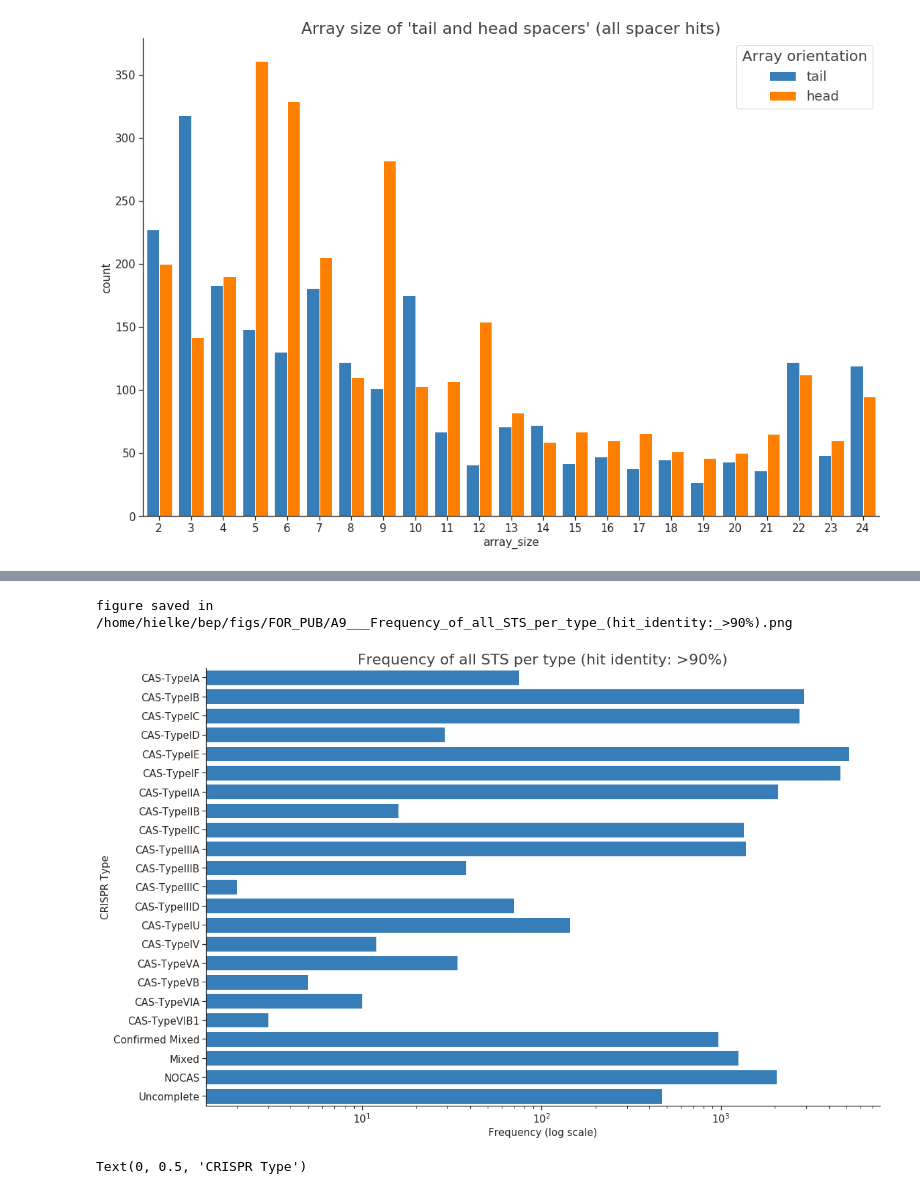
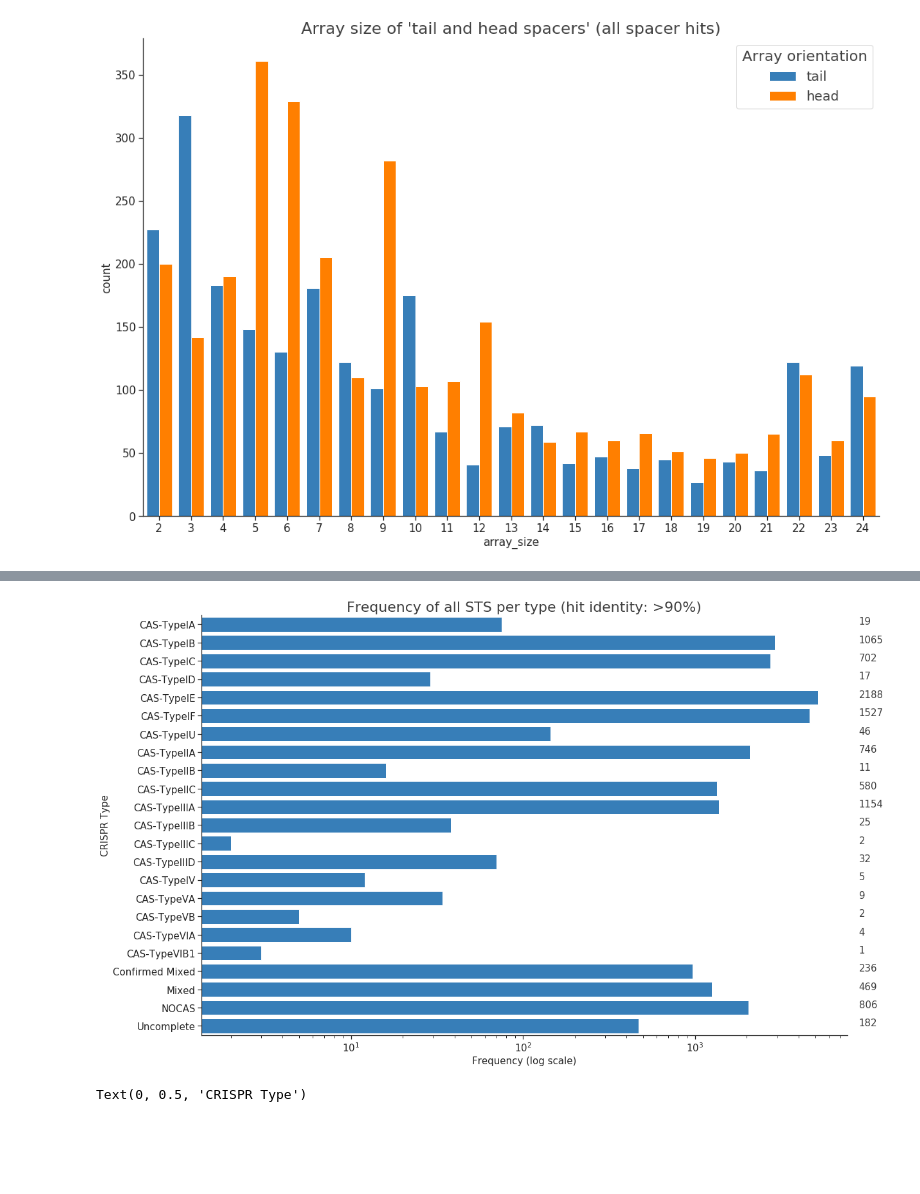
Before and after one commit to hwalinga/self-targeting-spacers-notebooks, a Jupyter notebook: new_res.ipynb, the cells around one changed output, grey strips where cells are left out. Drawn from its saved outputs; the diff is of its cells as text; code cells hidden in the pictures; blank space fills up the shorter version.

```diff
--- a/new_res.ipynb
+++ b/new_res.ipynb
@@ -57,7 +58,7 @@ data_folder = '/home/hielke/bep/res/'
 fig_folder = '/home/hielke/bep/figs/FOR_PUB/'
 first_order = 'A'
 second_order = 0
-save = True
+save = False
 title_mod = ""
 def save_fig(ax=None, save=save, plt=plt, title=None):
     if not save:
@@ -652,0 +727,14 @@ figure saved in /home/hielke/bep/figs/FOR_PUB/A7___Change_of_frequency_of_head_a
+# %%
+x, y, hue = 'gene_hit', 'Frequency (%)', 'name_spacer_pos'
+df.query('array_size < 4').pipe(
+    lambda d:
+    d[x]
+    .groupby(d[hue])
+    .value_counts(normalize=True)
+    .rename(y)
+    .reset_index()
+).pipe((sns.barplot, "data"), hue=hue, x=x, y=y)
+increase_figsize(2)
+sns.despine()
+plt.title("Percentage of target group of STS from small arrays (size 2-3) hit identity: %s" % perc_ident)
+# plt.legend(loc='upper center')
@@ -705,13 +826,23 @@ figure saved in /home/hielke/bep/figs/FOR_PUB/A8___Identity_with_the_hit.png
 # %%
-ax = sns.countplot(y='new_type_group', data=df, color=cbf[0], saturation=100, order=sorted(df['new_type_group'].unique()))
+def plot(df, y):
+    genome_value_counts = df.groupby(by='genome_id').first()[y].value_counts() \
+        .pipe(lambda d: d.reindex(sorted(d.index, key=sort_groups)))
+    ax = sns.countplot(y=y, data=df, color=cbf[0], saturation=100,
+                   order=sorted(df[y].unique(), key=sort_groups))
+    N = len(genome_value_counts)
+    ind = list(range(N))
+    for i, v in enumerate(genome_value_counts):
+        if v == 0: continue
+        ax.text(9000, ind[i], str(round(v)), color='0.25', fontsize=15)
+    return ax
+ax = plot(df, 'new_type_group')
 ax.set_xscale('log')
 increase_figsize(3, plt)
 sns.despine()
 plt.title("Frequency of all STS per type (hit identity: %s)" % perc_ident + title_mod)
 plt.xlabel("Frequency (log scale)")
 plt.ylabel("CRISPR Type")
 save_fig()
 # %% [output]
-figure saved in /home/hielke/bep/figs/FOR_PUB/A9___Frequency_of_all_STS_per_type_(hit_identity:_>90%).png
-[figure, old version]
+[figure, new version]
 # %%
```
Also changed, not shown: parts of 18 cells of this notebook.
